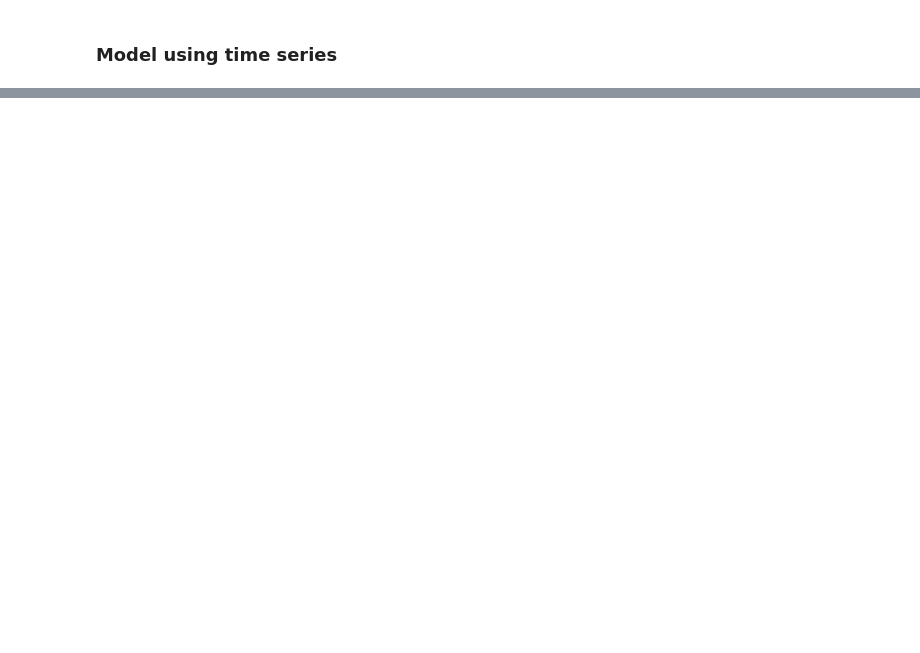
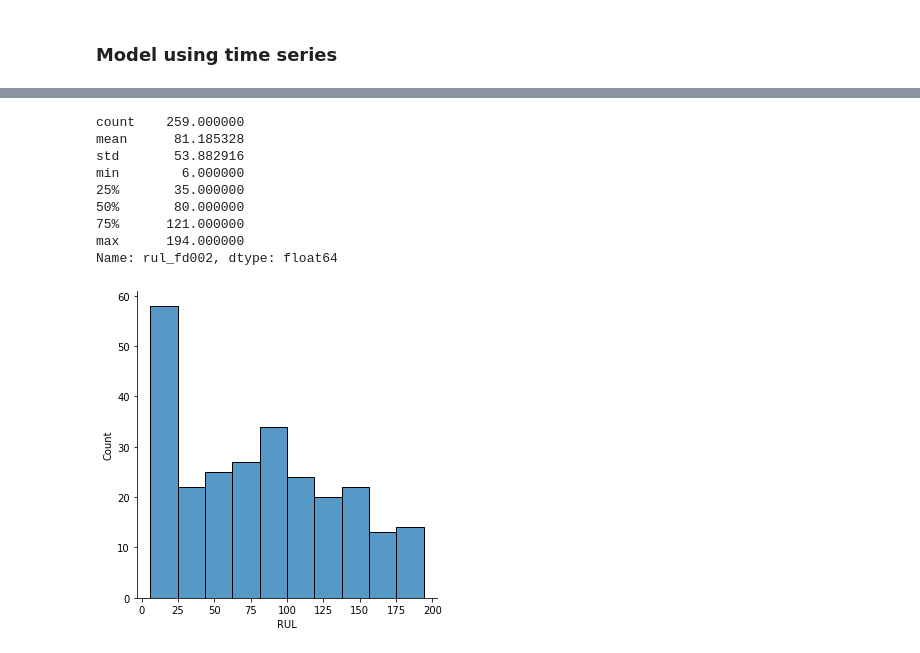
Before and after one commit to TurbofanPrognostics/turbofan_prognostics, a Jupyter notebook: notebooks/turbofan_timeseries.ipynb, the cells around one changed output, grey strips where cells are left out. Saved outputs shown, nothing was run; the diff lists cells and outputs as text; code cells hidden in the pictures; blank space fills up the shorter version.

```diff
--- a/notebooks/turbofan_timeseries.ipynb
+++ b/notebooks/turbofan_timeseries.ipynb
@@ -222,0 +273,15 @@ len(y_hat_test)
+# %%
+ax = sns.displot(rul_fd002_raw);
+ax.set(xlabel = "RUL");
+rul_fd002_raw.describe()
+# %% [output]
+count    259.000000
+mean      81.185328
+std       53.882916
+min        6.000000
+25%       35.000000
+50%       80.000000
+75%      121.000000
+max      194.000000
+Name: rul_fd002, dtype: float64
+[figure, added]
```
Also changed, not shown: parts of 117 cells of this notebook.
